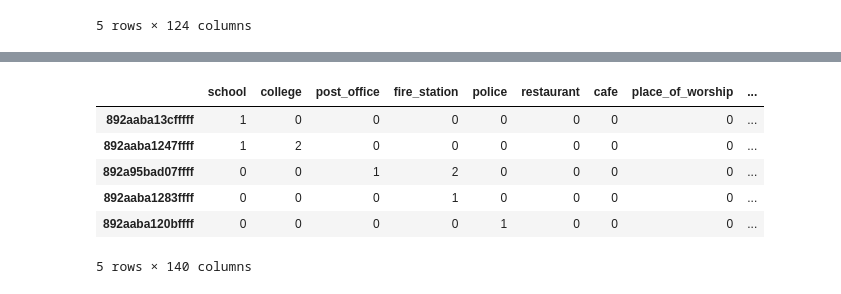
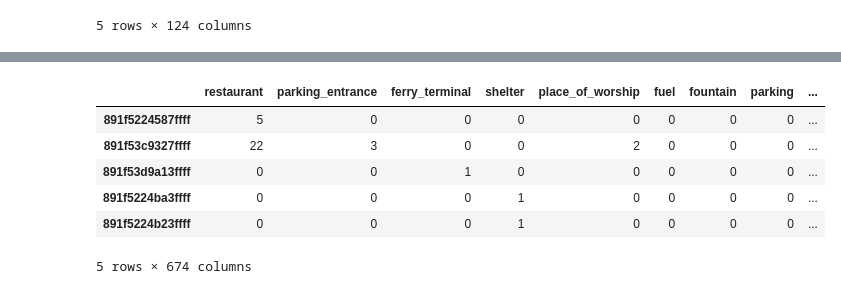
Before and after one commit to radekaadek/my_aed, a Jupyter notebook: predict.ipynb, the cells around one changed output, grey strips where cells are left out. Saved outputs shown, nothing was run; the diff lists cells and outputs as text; code cells hidden in the pictures.

```diff
--- a/predict.ipynb
+++ b/predict.ipynb
@@ -167,7 +175,7 @@ display(hexagon_amenities_df.head())
 # %%
 
 # get point data for warsaw
-area_name = 'Warsaw, Poland'
+area_name = 'Warszawa'
 warsaw_amenities = get_point_data(node_names[0], area_name, api)
 warsaw_buildings = get_point_data(node_names[1], area_name, api)
 warsaw_highways = get_point_data(node_names[2], area_name, api)
@@ -188,3 +196,4 @@ warsaw_amenities.extend(warsaw_office)
 # update amenities with raw category types
 warsaw_features_gdf = gpd.GeoDataFrame(data=[{'name': amen['type']} for amen in warsaw_amenities], geometry=[amen['geometry'] for amen in warsaw_amenities], crs='EPSG:4326')
 # print number of unique names
+display(warsaw_features_gdf.head())
@@ -191,34 +207,36 @@ warsaw_features_gdf = gpd.GeoDataFrame(data=[{'name': amen['type']} for amen in
 # %%
 
 # create a dict hexagon_amenities = {hexagon_id: {amenity_name: count}}
 warsaw_hexagon_amenities = {}
 for amen_dict in warsaw_features_gdf.iterrows():
     amenity = amen_dict[1]['name']
     hexagon = h3.geo_to_h3(amen_dict[1]['geometry'].y, amen_dict[1]['geometry'].x, 9)
     if hexagon in warsaw_hexagon_amenities:
         warsaw_hexagon_amenities[hexagon][amenity] += 1
     else:
         warsaw_hexagon_amenities[hexagon] = {}
         for amenity in warsaw_features_gdf['name'].unique():
             warsaw_hexagon_amenities[hexagon][amenity] = 0
         warsaw_hexagon_amenities[hexagon][amenity] += 1
 
 # convert to a dataframe
 # amenity_name, amenity_name2, amenity_name3, ...
 # count, count2, count3, ...
 warsaw_hexagon_amenities_df = pd.DataFrame(warsaw_hexagon_amenities).T
 
 # add neighbour counts
 warsaw_hexagon_amenities_df = add_neighbour_counts(warsaw_hexagon_amenities_df, warsaw_features_gdf)
 display(warsaw_hexagon_amenities_df.head())
+# save to csv
+warsaw_hexagon_amenities_df.to_csv('warsaw_hexagon_amenities.csv')
 # %% [output]
-|  | school | college | post_office | fire_station | police | restaurant | cafe | place_of_worship | ... |
-| 892aaba13cfffff | 1 | 0 | 0 | 0 | 0 | 0 | 0 | 0 | ... |
-| 892aaba1247ffff | 1 | 2 | 0 | 0 | 0 | 0 | 0 | 0 | ... |
-| 892a95bad07ffff | 0 | 0 | 1 | 2 | 0 | 0 | 0 | 0 | ... |
-| 892aaba1283ffff | 0 | 0 | 0 | 1 | 0 | 0 | 0 | 0 | ... |
-| 892aaba120bffff | 0 | 0 | 0 | 0 | 1 | 0 | 0 | 0 | ... |
+|  | restaurant | parking_entrance | ferry_terminal | shelter | place_of_worship | fuel | fountain | parking | ... |
+| 891f5224587ffff | 5 | 0 | 0 | 0 | 0 | 0 | 0 | 0 | ... |
+| 891f53c9327ffff | 22 | 3 | 0 | 0 | 2 | 0 | 0 | 0 | ... |
+| 891f53d9a13ffff | 0 | 0 | 1 | 0 | 0 | 0 | 0 | 0 | ... |
+| 891f5224ba3ffff | 0 | 0 | 0 | 1 | 0 | 0 | 0 | 0 | ... |
+| 891f5224b23ffff | 0 | 0 | 0 | 1 | 0 | 0 | 0 | 0 | ... |
-5 rows × 140 columns
+5 rows × 674 columns
 # %%
 from xgboost import XGBRegressor
 
```
Also changed, not shown: parts of 3 cells of this notebook.
